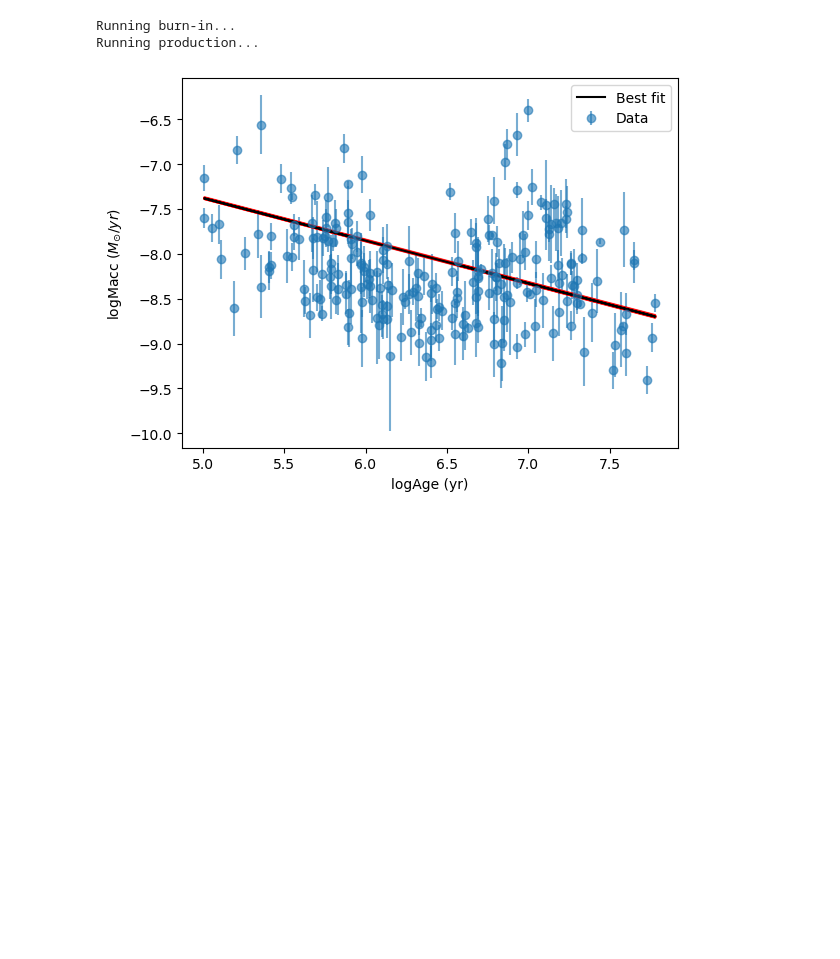
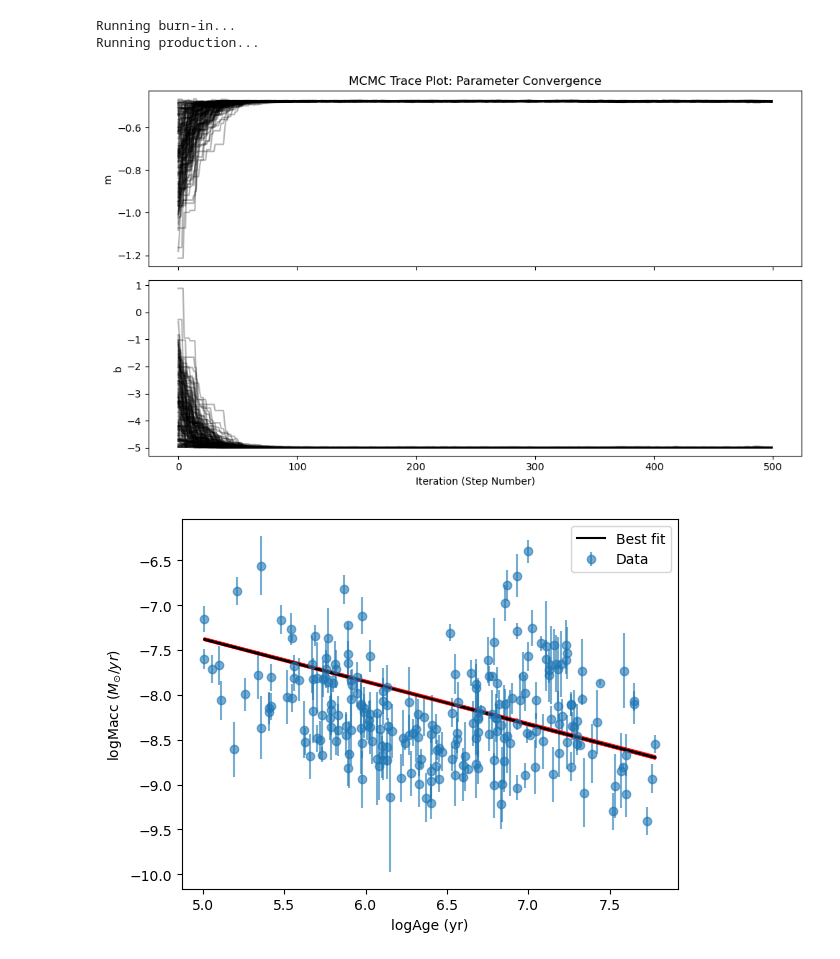
Before and after one commit to kparrine/MCMC_Project, a Jupyter notebook: Answer_Key.ipynb, the cells around one changed output. Cells and saved outputs as stored; diff of their text form; code cells hidden in the pictures; blank space fills up the shorter version.

Commit message:
Add answer plot for parameter values versus iterations

```diff
--- a/Answer_Key.ipynb
+++ b/Answer_Key.ipynb
@@ -381,6 +381,29 @@ sampler, pos, prob, state = main(p0,nwalkers,niter,ndim,lnprob,x, y, yerr)
 # %% [output]
 Running burn-in...
 Running production...
+# %%
+# Plot the value of parameters m and b for all walkers over the full iterations
+# Extract the chain
+chain = sampler.get_chain() # (niter, nwalkers, ndim)
+
+# Create a plot with two subplots stacked vertically
+fig, axes = plt.subplots(2, 1, figsize=(10, 6), sharex=True)
+
+# Plot the chains for m (index 0)
+# Plots all 500 steps for all 128 walkers
+axes[0].plot(chain[:, :, 0], color="black", alpha=0.3)
+axes[0].set_ylabel("m")
+axes[0].set_title("MCMC Trace Plot: Parameter Convergence")
+
+# Plot the chains for b (index 1)
+axes[1].plot(chain[:, :, 1], color="black", alpha=0.3)
+axes[1].set_ylabel("b")
+axes[1].set_xlabel("Iteration (Step Number)")
+
+plt.tight_layout()
+plt.show()
+# %% [output]
+[figure, added]
 # %%
 def plotter(sampler, x = x, y = y, yerr = yerr):
     plt.ion()
```
